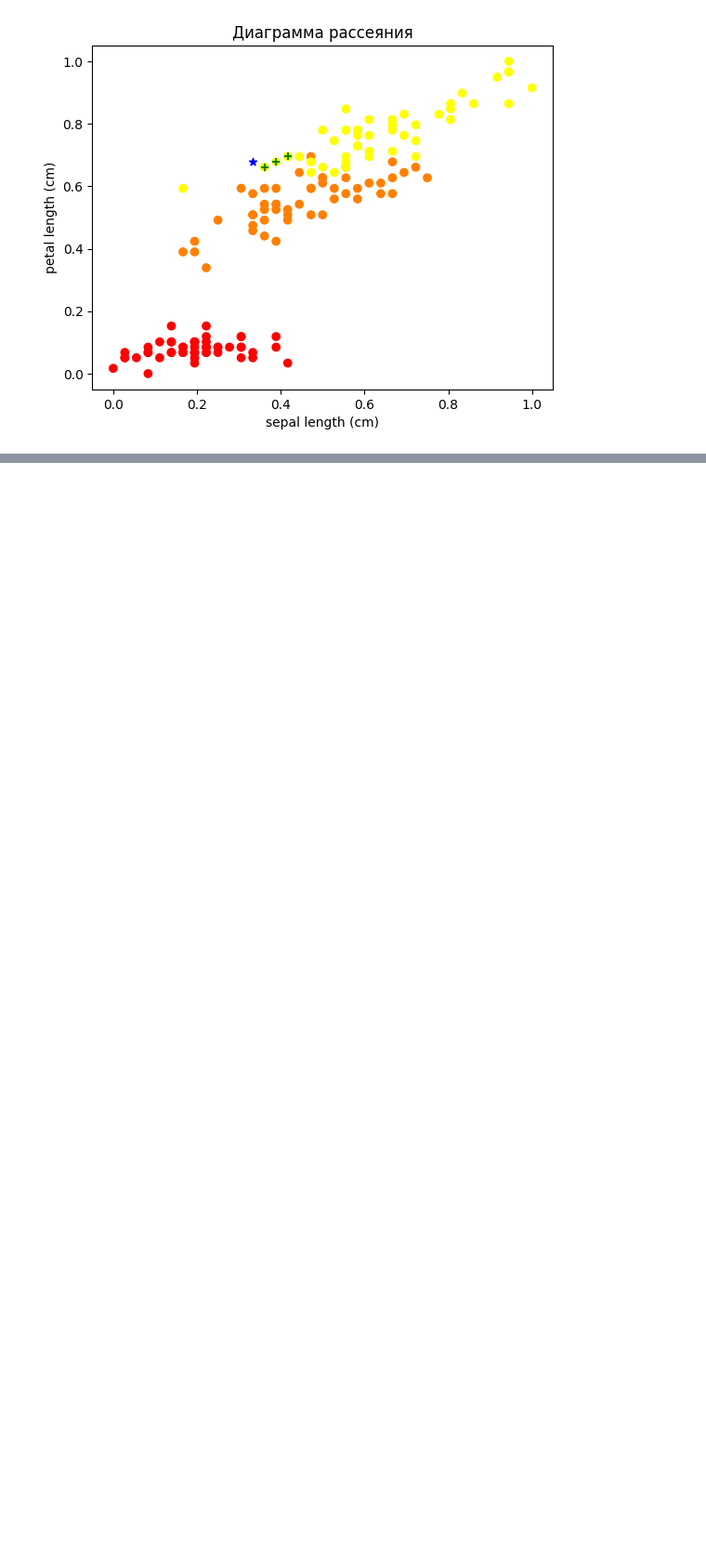
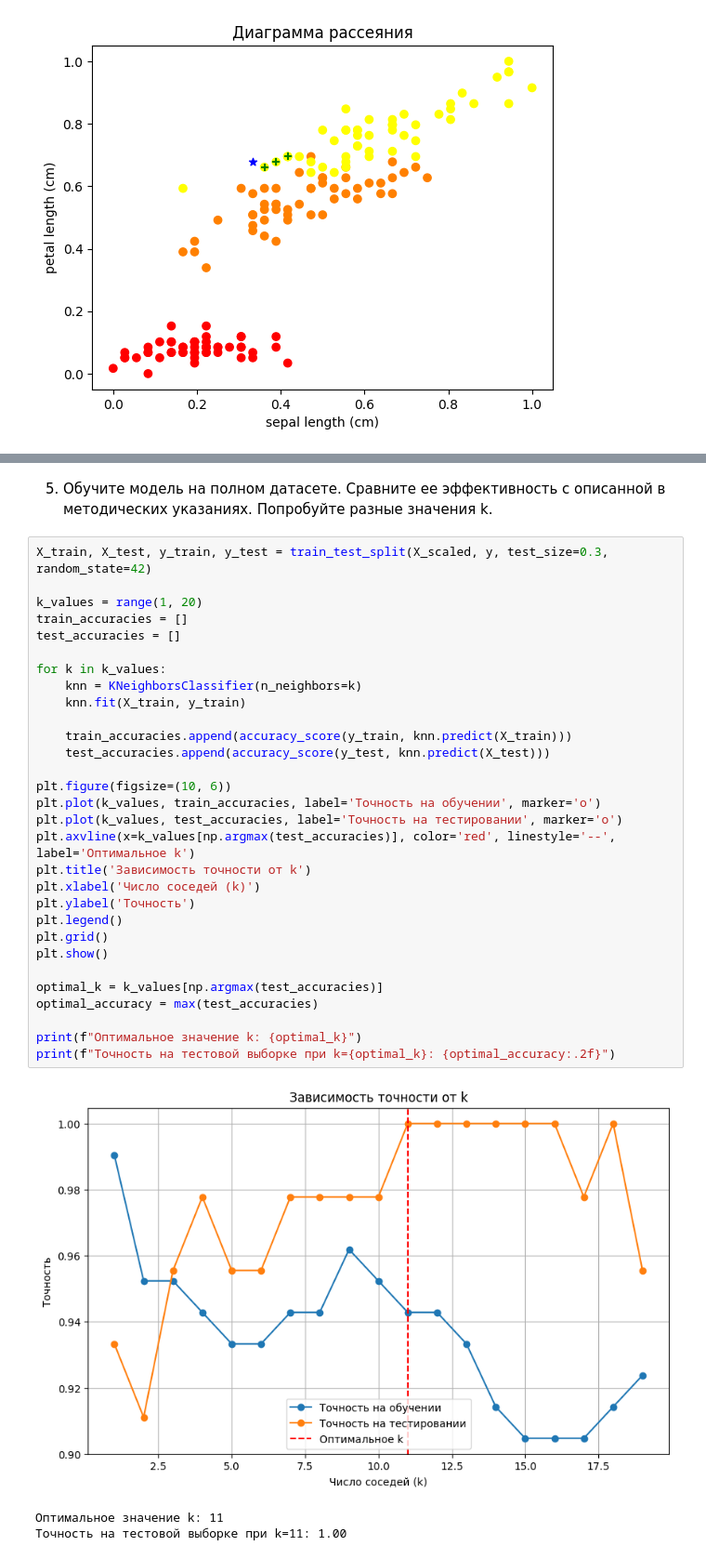
Before and after one commit to AlinaSabitova/Machine_learning, a Jupyter notebook: ML_3_5.ipynb, the cells around one changed output, grey strips where cells are left out. Shown at 93% size. Drawn from its saved outputs; the diff is of its cells as text; blank space fills up the shorter version.

```diff
--- a/ML_3_5.ipynb
+++ b/ML_3_5.ipynb
@@ -147,0 +276,36 @@ plt.show()
+# %% [markdown]
+5. Обучите модель на полном датасете. Сравните ее эффективность с описанной в методических указаниях. Попробуйте разные значения k.
+# %%
+X_train, X_test, y_train, y_test = train_test_split(X_scaled, y, test_size=0.3, random_state=42)
+
+k_values = range(1, 20)
+train_accuracies = []
+test_accuracies = []
+
+for k in k_values:
+    knn = KNeighborsClassifier(n_neighbors=k)
+    knn.fit(X_train, y_train)
+
+    train_accuracies.append(accuracy_score(y_train, knn.predict(X_train)))
+    test_accuracies.append(accuracy_score(y_test, knn.predict(X_test)))
+
+plt.figure(figsize=(10, 6))
+plt.plot(k_values, train_accuracies, label='Точность на обучении', marker='o')
+plt.plot(k_values, test_accuracies, label='Точность на тестировании', marker='o')
+plt.axvline(x=k_values[np.argmax(test_accuracies)], color='red', linestyle='--', label='Оптимальное k')
+plt.title('Зависимость точности от k')
+plt.xlabel('Число соседей (k)')
+plt.ylabel('Точность')
+plt.legend()
+plt.grid()
+plt.show()
+
+optimal_k = k_values[np.argmax(test_accuracies)]
+optimal_accuracy = max(test_accuracies)
+
+print(f"Оптимальное значение k: {optimal_k}")
+print(f"Точность на тестовой выборке при k={optimal_k}: {optimal_accuracy:.2f}")
+# %% [output]
+[figure, added]
+Оптимальное значение k: 11
+Точность на тестовой выборке при k=11: 1.00
```
Also changed, not shown: parts of 17 cells of this notebook.
